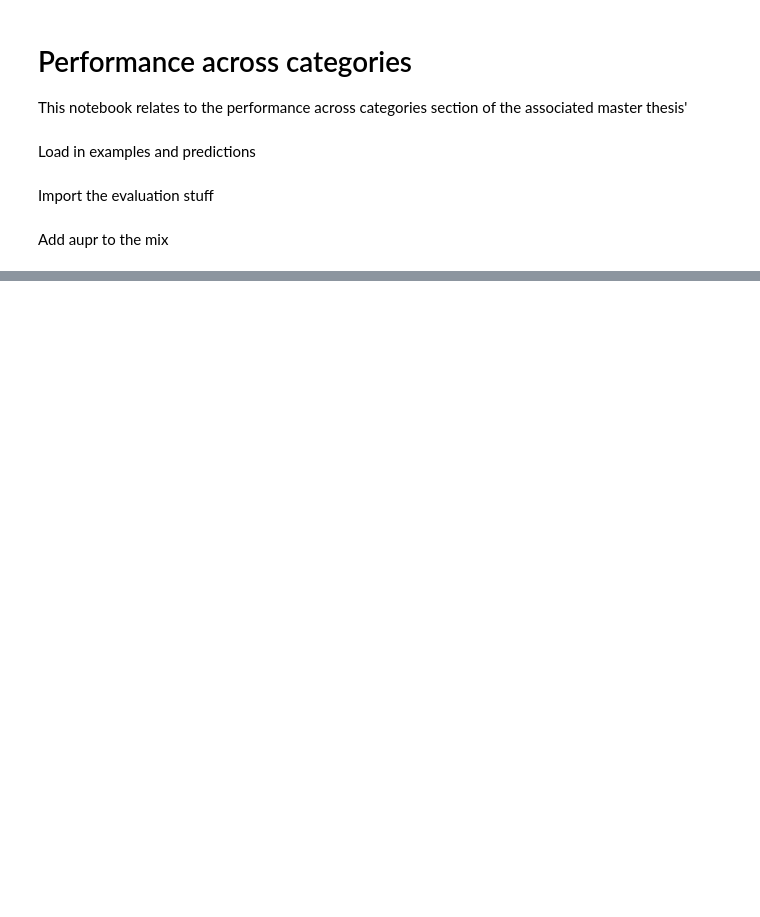
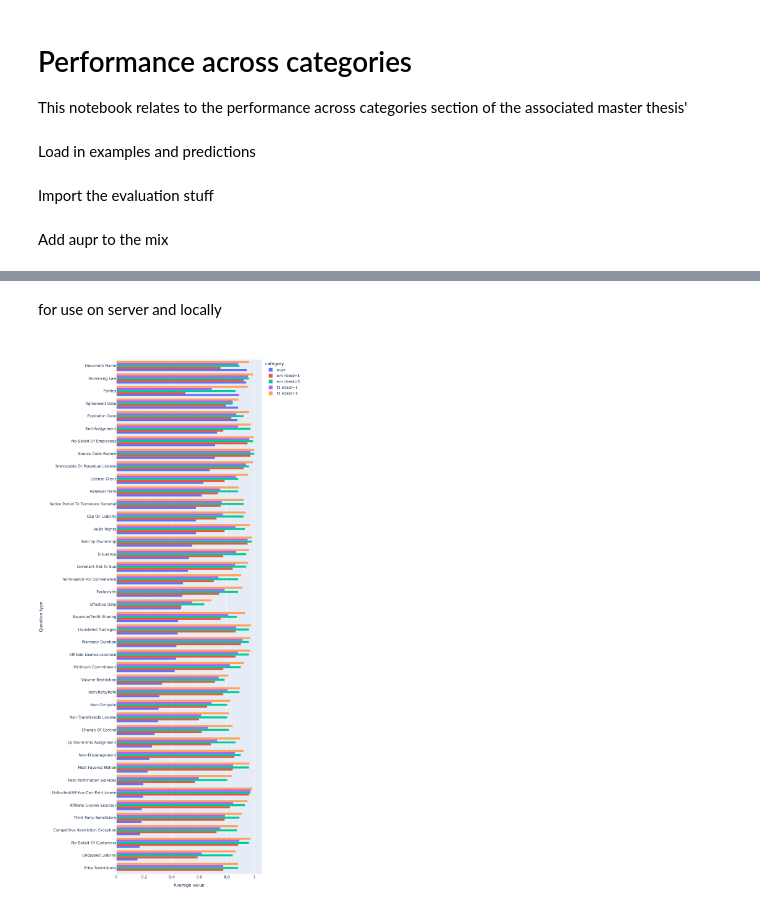
Before and after one commit to gustavhartz/transformers-legal-tasks, a Jupyter notebook: notebooks/PerformanceAcrossCategories.ipynb, the cells around one changed output, grey strips where cells are left out. Cells and saved outputs as stored; diff of their text form; code cells hidden in the pictures; blank space fills up the shorter version.

```diff
--- a/notebooks/PerformanceAcrossCategories.ipynb
+++ b/notebooks/PerformanceAcrossCategories.ipynb
@@ -132,3 +144,5 @@ df = pd.DataFrame(data, columns=["question_name","question_type","value","catego
 df = df.groupby(["question_type","category"]).mean().reset_index()
 df2 = pd.DataFrame(aupr_data, columns=["question_type","category","value"])
 df_final = pd.concat([df, df2])
+# %% [markdown]
+for use on server and locally
@@ -135,10 +151,14 @@ df_final = pd.concat([df, df2])
+# %%
+df_final = pd.read_csv('Performance_across_cat.csv')
 # %%
 import plotly.express as px
 df_final = df_final.sort_values(by=["category",'value'])
 fig = px.histogram(df_final, y="question_type", x="value",
-             color='category', barmode='group', orientation='h')
+             color='category', barmode='group', orientation='h',width=800, height=1800)
 fig.update_layout(
     xaxis_title="Average value",
     yaxis_title="Question type",
 )
 fig.show()
+# %% [output]
+[figure, added]
```
Also changed, not shown: parts of 5 cells of this notebook.
